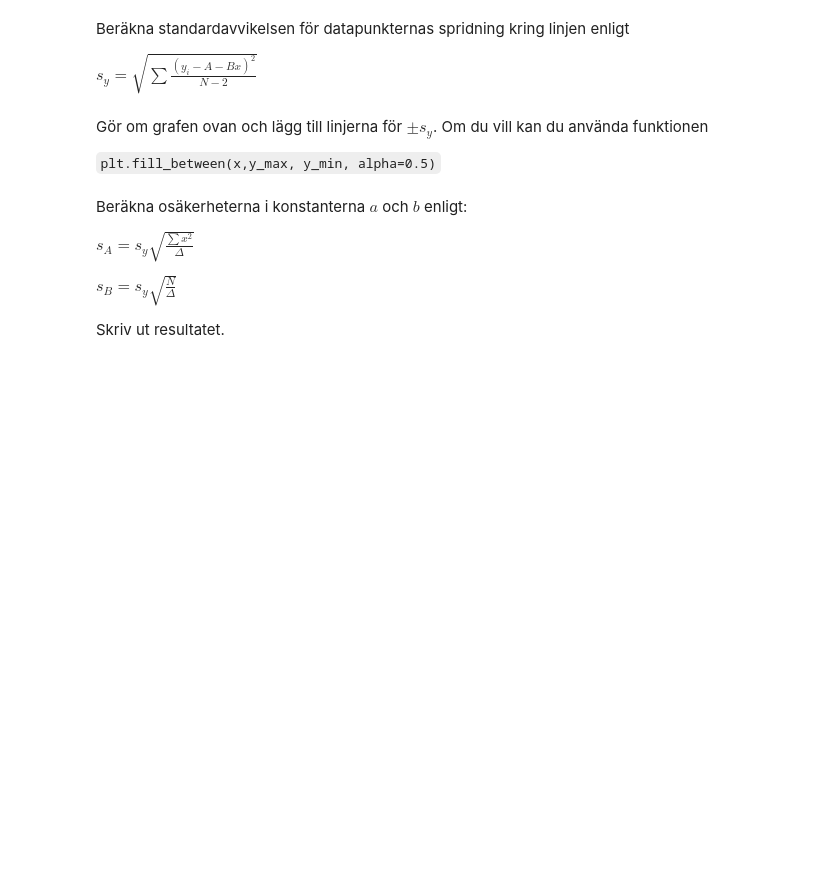
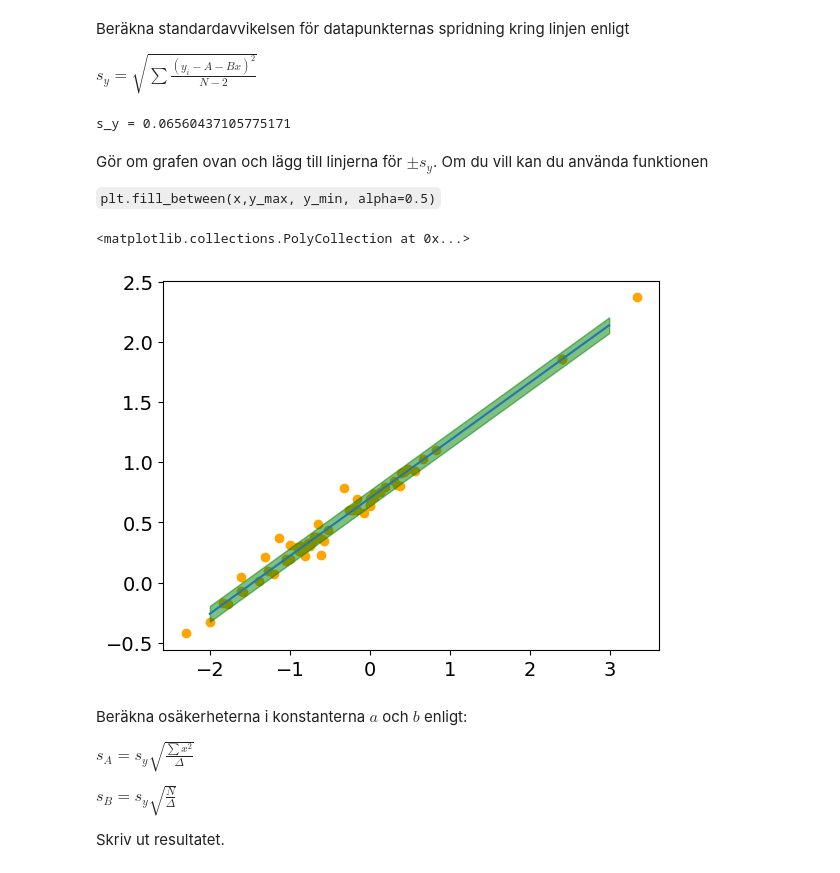
Before and after one commit to Hobbit0419/Uni_code, a Jupyter notebook: exp_met/Anton_Lindbro_HM9.ipynb, the cells around one changed output. Cells and saved outputs as stored; diff of their text form; code cells hidden in the pictures; blank space fills up the shorter version.

```diff
--- a/exp_met/Anton_Lindbro_HM9.ipynb
+++ b/exp_met/Anton_Lindbro_HM9.ipynb
@@ -56,12 +107,24 @@ Beräkna standardavvikelsen för datapunkternas spridning kring linjen enligt
 
 $s_y = \sqrt{\sum\frac{(y_i-A-Bx)^2}{N-2}}$
 # %%
-s_y =
+s_y = np.sqrt((np.sum((y-A-B*x)**2)/(np.size(y)-2)))
+
 print(f's_y = {s_y}')
+# %% [output]
+s_y = 0.06560437105775171
 # %% [markdown]
 Gör om grafen ovan och lägg till linjerna för $\pm s_y$. Om du vill kan du använda funktionen
 
 `plt.fill_between(x,y_max, y_min, alpha=0.5)`
+# %%
+fig, ax =  plt.subplots()
+
+ax.scatter(x,y, label='Data', color='orange')
+ax.plot(x_linje, y_linje, label='Anpassad linje')
+ax.fill_between(x_linje, y_linje+s_y, y_linje-s_y, alpha=0.5, color='green')
+# %% [output]
+<matplotlib.collections.PolyCollection at 0x...>
+[figure, added]
 # %% [markdown]
 Beräkna osäkerheterna i konstanterna $a$ och $b$ enligt:
 
```
Also changed, not shown: parts of 10 cells of this notebook, 3 other files.
